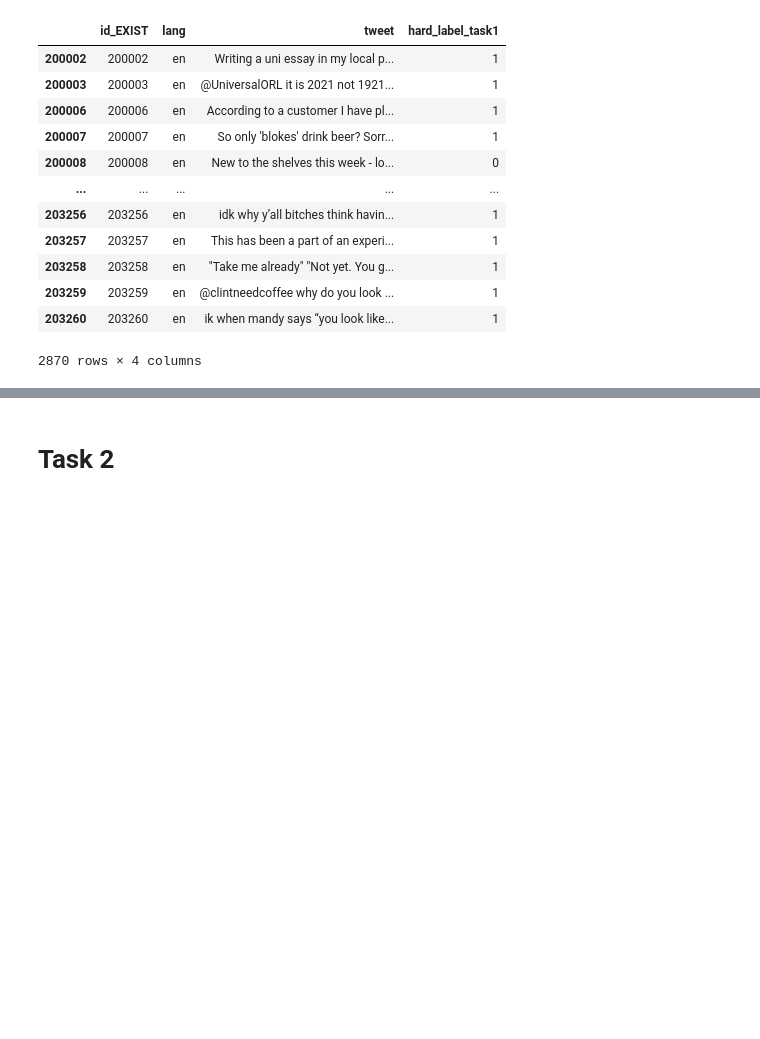
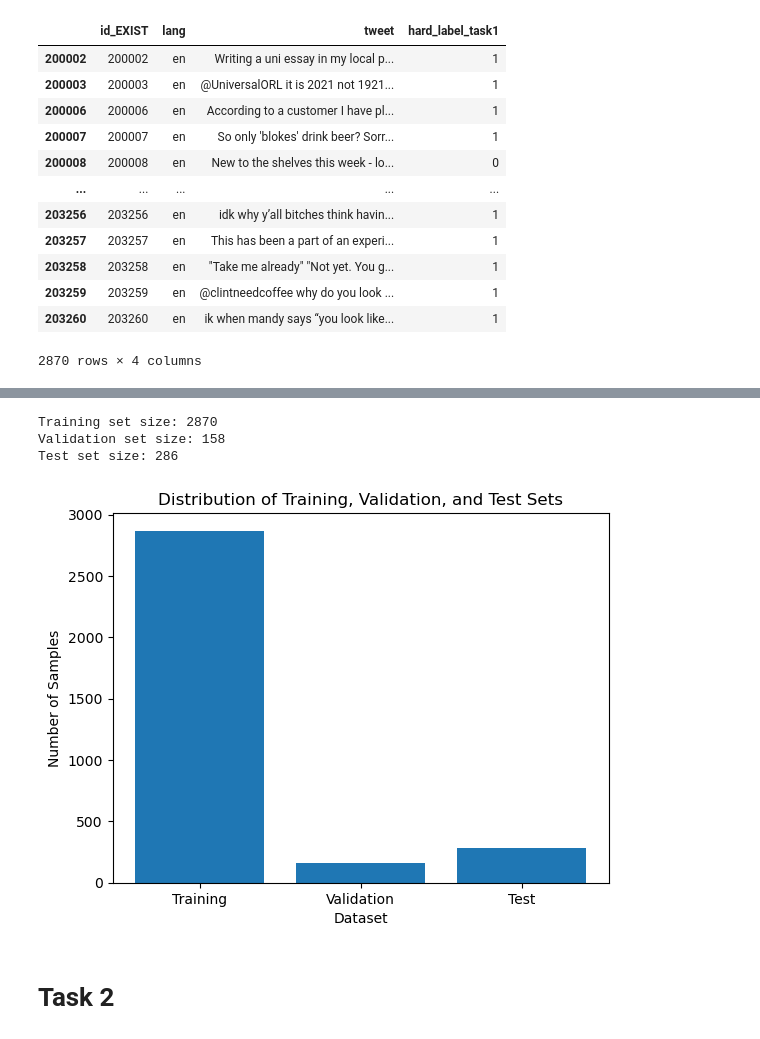
Before and after one commit to t-perniola/Assignments-NLP, a Jupyter notebook: Project/Assignment 1/task1.ipynb, the cells around one changed output, grey strips where cells are left out. Drawn from its saved outputs; the diff is of its cells as text; code cells hidden in the pictures; blank space fills up the shorter version.

```diff
--- a/Project/Assignment 1/task1.ipynb
+++ b/Project/Assignment 1/task1.ipynb
@@ -74,3 +93,32 @@ training_set
+# %%
+#@title inspect training/val/test distribution
+train_counts = training_set.shape[0]
+val_counts = validation_set.shape[0]
+test_counts = test_set.shape[0]
+
+print(f'Training set size: {train_counts}')
+print(f'Validation set size: {val_counts}')
+print(f'Test set size: {test_counts}')
+
+# Data for histogram
+data = [train_counts, val_counts, test_counts]
+labels = ['Training', 'Validation', 'Test']
+
+# Create a histogram
+plt.bar(labels, data)
+
+# Add labels and title
+plt.xlabel('Dataset')
+plt.ylabel('Number of Samples')
+plt.title('Distribution of Training, Validation, and Test Sets')
+
+# Show the plot
+plt.show()
+# %% [output]
+Training set size: 2870
+Validation set size: 158
+Test set size: 286
+[figure, added]
 # %% [markdown]
 <h1> Task 2 </h1>
 # %% [markdown]
```
Also changed, not shown: parts of 87 cells of this notebook.
